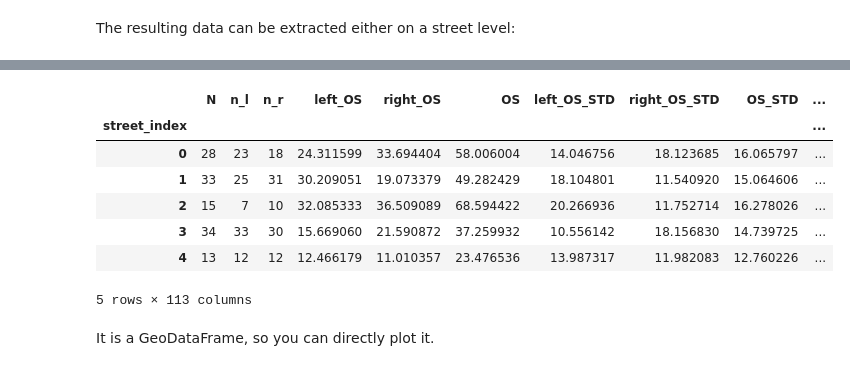
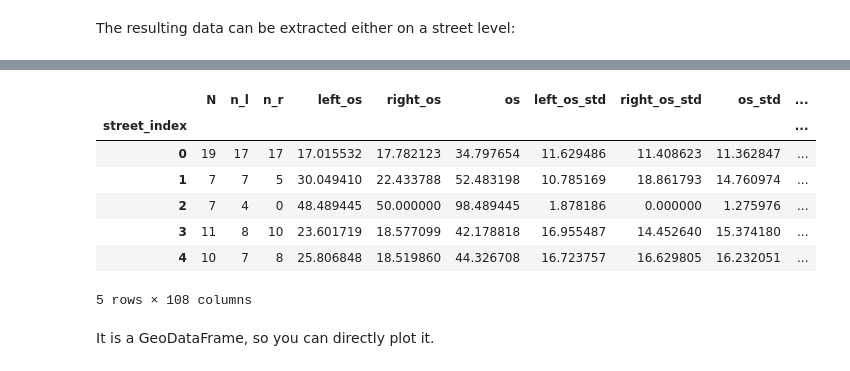
Before and after one commit to uscuni/streetscape, a Jupyter notebook: example-france.ipynb, the cells around one changed output, grey strips where cells are left out. Drawn from its saved outputs; the diff is of its cells as text; code cells hidden in the pictures.

```diff
--- a/example-france.ipynb
+++ b/example-france.ipynb
@@ -23,7 +10,7 @@ warnings.filterwarnings(
 # %% [markdown]
 Read all the data. Only streets and buildings are required.
 # %%
-streets = gpd.read_file("/data/uscuni-streetscape/data_from_marek/select/gdf_streets_select.gpkg")
-buildings = gpd.read_file("/data/uscuni-streetscape/data_from_marek/select/gdf_buildings_select.gpkg")
-plots = gpd.read_file("/data/uscuni-streetscape/data_from_marek/select/gdf_parcels_select.gpkg")
-dtm = rioxarray.open_rasterio("/data/uscuni-streetscape/data_from_marek/dtm/dtm_raw/RGEALTI_FXX_1025_6285_MNT_LAMB93_IGN69.asc")
+streets = gpd.read_file("data/input/streets.gpkg")
+buildings = gpd.read_file("data/input/buildings.gpkg")
+plots = gpd.read_file("data/input/plots.gpkg")
+dtm = rioxarray.open_rasterio("data/input/dtm_5m.tiff")
@@ -30,6 +25,9 @@ dtm = rioxarray.open_rasterio("/data/uscuni-streetscape/data_from_marek/dtm/dtm_
+# %%
+labels, names = pd.factorize(buildings["USAGE1"])
+buildings["category"] = labels
 # %% [markdown]
 Initiate the class. This will dricectly compute builk of the sightline indicators based on streets and buildings.
 # %%
 %%time
-sc = Streetscape(streets, buildings, category_col="inbiac_clu", height_col="H")
+sc = momepy.Streetscape(streets, buildings, category_col="category", height_col="HAUTEUR")
 # %% [output]
@@ -48,6 +50,9 @@ Wall time: 7.97 s
 # %% [markdown]
 The resulting data can be extracted either on a street level:
 # %%
-%time street_df = sc.street_level()
+%%time
+street_df = sc.street_level()
+
+street_df.to_parquet('data/output/street_level.parquet')
 street_df.head()
 # %% [output]
@@ -56,11 +61,11 @@ Wall time: 18.5 s
-|  | N | n_l | n_r | left_OS | right_OS | OS | left_OS_STD | right_OS_STD | OS_STD | ... |
+|  | N | n_l | n_r | left_os | right_os | os | left_os_std | right_os_std | os_std | ... |
 | street_index |  |  |  |  |  |  |  |  |  | ... |
-| 0 | 28 | 23 | 18 | 24.311599 | 33.694404 | 58.006004 | 14.046756 | 18.123685 | 16.065797 | ... |
-| 1 | 33 | 25 | 31 | 30.209051 | 19.073379 | 49.282429 | 18.104801 | 11.540920 | 15.064606 | ... |
-| 2 | 15 | 7 | 10 | 32.085333 | 36.509089 | 68.594422 | 20.266936 | 11.752714 | 16.278026 | ... |
-| 3 | 34 | 33 | 30 | 15.669060 | 21.590872 | 37.259932 | 10.556142 | 18.156830 | 14.739725 | ... |
-| 4 | 13 | 12 | 12 | 12.466179 | 11.010357 | 23.476536 | 13.987317 | 11.982083 | 12.760226 | ... |
+| 0 | 19 | 17 | 17 | 17.015532 | 17.782123 | 34.797654 | 11.629486 | 11.408623 | 11.362847 | ... |
+| 1 | 7 | 7 | 5 | 30.049410 | 22.433788 | 52.483198 | 10.785169 | 18.861793 | 14.760974 | ... |
+| 2 | 7 | 4 | 0 | 48.489445 | 50.000000 | 98.489445 | 1.878186 | 0.000000 | 1.275976 | ... |
+| 3 | 11 | 8 | 10 | 23.601719 | 18.577099 | 42.178818 | 16.955487 | 14.452640 | 15.374180 | ... |
+| 4 | 10 | 7 | 8 | 25.806848 | 18.519860 | 44.326708 | 16.723757 | 16.629805 | 16.232051 | ... |
-5 rows × 113 columns
+5 rows × 108 columns
 # %% [markdown]
 It is a GeoDataFrame, so you can directly plot it.
 # %%
```
Also changed, not shown: parts of 14 cells of this notebook, 33 other files.
